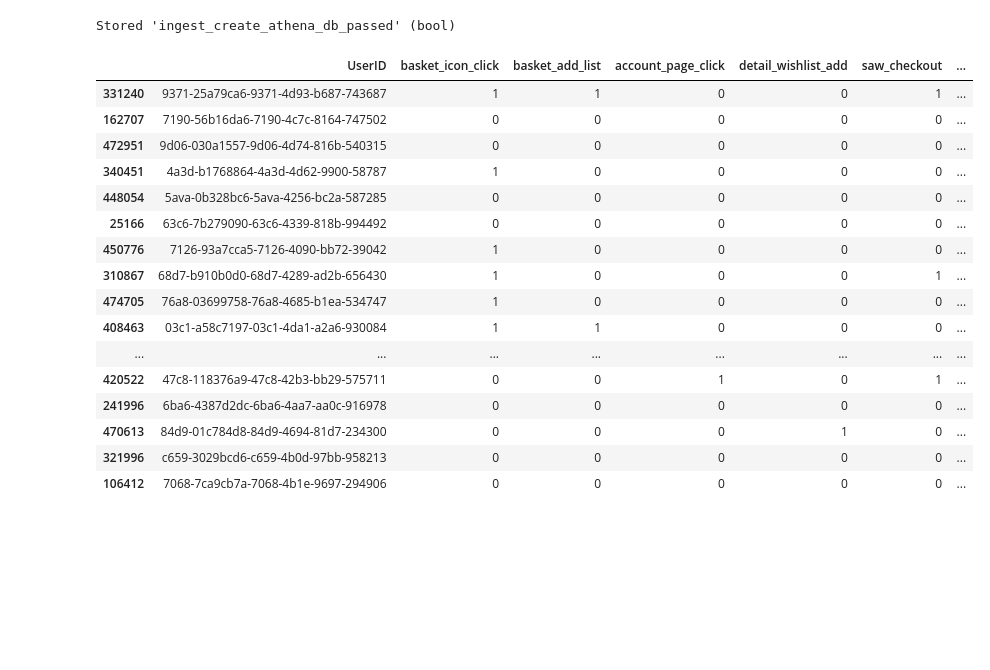
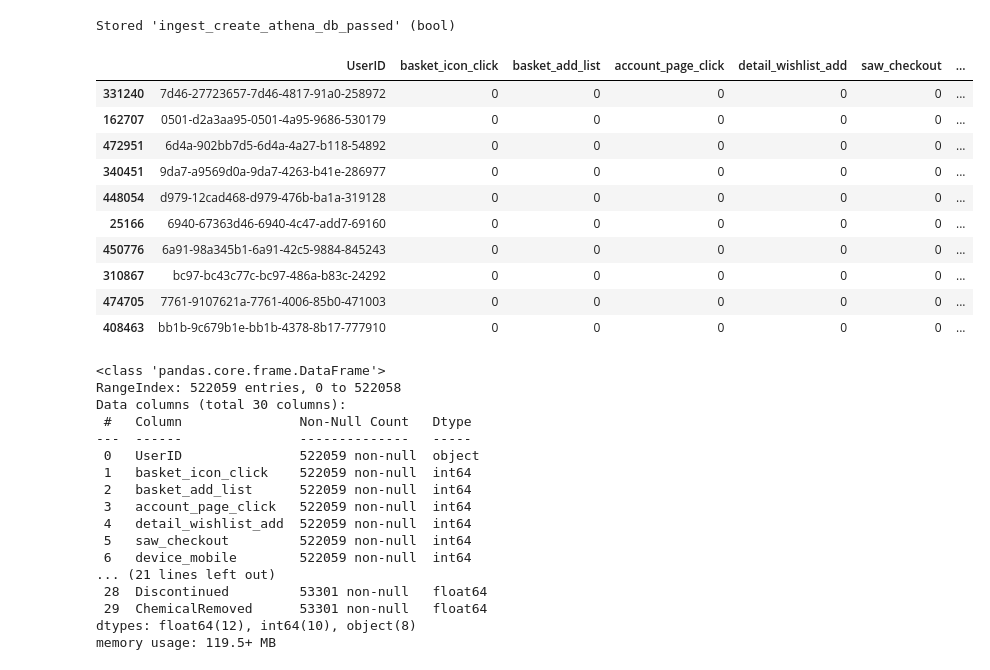
Before and after one commit to samantharivas/sc-cosmetics, a Jupyter notebook: SC-Cosmetics.ipynb, the cells around one changed output. Cells and saved outputs as stored; diff of their text form; code cells hidden in the pictures; blank space fills up the shorter version.

```diff
--- a/SC-Cosmetics.ipynb
+++ b/SC-Cosmetics.ipynb
@@ -413,16 +448,13 @@ query = """
                cu.device_tablet,
                cu.returning_user,
                cu.ordered,
-               cu.product_id,
                c.*,
-               ccc.BrandName,
                ccc.PrimaryCategory,
                ccc.SubCategory,
                ccc.ChemicalName,
                ccc.ChemicalCount,
                ccc.Discontinued,
-               ccc.ChemicalRemoved,
-               ccc.brand_id
+               ccc.ChemicalRemoved
         FROM sc_cosmetics.customer cu
         LEFT JOIN sc_cosmetics.cosmetics c ON cu.product_id = c.product_id
         LEFT JOIN sc_cosmetics.skin_products ccc ON c.brand_id = ccc.brand_id;
@@ -430,22 +462,36 @@ query = """
 # %%
 sc_df = pd.read_sql(query, conn)
 # %%
-sc_df.sample(n=25, random_state=42)
+sc_df.sample(n=10, random_state=42)
 # %% [output]
 |  | UserID | basket_icon_click | basket_add_list | account_page_click | detail_wishlist_add | saw_checkout | ... |
-| 331240 | 9371-25a79ca6-9371-4d93-b687-743687 | 1 | 1 | 0 | 0 | 1 | ... |
-| 162707 | 7190-56b16da6-7190-4c7c-8164-747502 | 0 | 0 | 0 | 0 | 0 | ... |
-| 472951 | 9d06-030a1557-9d06-4d74-816b-540315 | 0 | 0 | 0 | 0 | 0 | ... |
-| 340451 | 4a3d-b1768864-4a3d-4d62-9900-58787 | 1 | 0 | 0 | 0 | 0 | ... |
-| 448054 | 5ava-0b328bc6-5ava-4256-bc2a-587285 | 0 | 0 | 0 | 0 | 0 | ... |
-| 25166 | 63c6-7b279090-63c6-4339-818b-994492 | 0 | 0 | 0 | 0 | 0 | ... |
-| 450776 | 7126-93a7cca5-7126-4090-bb72-39042 | 1 | 0 | 0 | 0 | 0 | ... |
-| 310867 | 68d7-b910b0d0-68d7-4289-ad2b-656430 | 1 | 0 | 0 | 0 | 1 | ... |
-| 474705 | 76a8-03699758-76a8-4685-b1ea-534747 | 1 | 0 | 0 | 0 | 0 | ... |
-| 408463 | 03c1-a58c7197-03c1-4da1-a2a6-930084 | 1 | 1 | 0 | 0 | 0 | ... |
-| ... | ... | ... | ... | ... | ... | ... | ... |
-| 420522 | 47c8-118376a9-47c8-42b3-bb29-575711 | 0 | 0 | 1 | 0 | 1 | ... |
-| 241996 | 6ba6-4387d2dc-6ba6-4aa7-aa0c-916978 | 0 | 0 | 0 | 0 | 0 | ... |
-| 470613 | 84d9-01c784d8-84d9-4694-81d7-234300 | 0 | 0 | 0 | 1 | 0 | ... |
-| 321996 | c659-3029bcd6-c659-4b0d-97bb-958213 | 0 | 0 | 0 | 0 | 0 | ... |
-| 106412 | 7068-7ca9cb7a-7068-4b1e-9697-294906 | 0 | 0 | 0 | 0 | 0 | ... |
+| 331240 | 7d46-27723657-7d46-4817-91a0-258972 | 0 | 0 | 0 | 0 | 0 | ... |
+| 162707 | 0501-d2a3aa95-0501-4a95-9686-530179 | 0 | 0 | 0 | 0 | 0 | ... |
+| 472951 | 6d4a-902bb7d5-6d4a-4a27-b118-54892 | 0 | 0 | 0 | 0 | 0 | ... |
+| 340451 | 9da7-a9569d0a-9da7-4263-b41e-286977 | 0 | 0 | 0 | 0 | 0 | ... |
+| 448054 | d979-12cad468-d979-476b-ba1a-319128 | 0 | 0 | 0 | 0 | 0 | ... |
+| 25166 | 6940-67363d46-6940-4c47-add7-69160 | 0 | 0 | 0 | 0 | 0 | ... |
+| 450776 | 6a91-98a345b1-6a91-42c5-9884-845243 | 0 | 0 | 0 | 0 | 0 | ... |
+| 310867 | bc97-bc43c77c-bc97-486a-b83c-24292 | 0 | 0 | 0 | 0 | 0 | ... |
+| 474705 | 7761-9107621a-7761-4006-85b0-471003 | 0 | 0 | 0 | 0 | 0 | ... |
+| 408463 | bb1b-9c679b1e-bb1b-4378-8b17-777910 | 0 | 0 | 0 | 0 | 0 | ... |
+# %%
+sc_df.info()
+# %% [output]
+<class 'pandas.core.frame.DataFrame'>
+RangeIndex: 522059 entries, 0 to 522058
+Data columns (total 30 columns):
+ #   Column               Non-Null Count   Dtype
+---  ------               --------------   -----
+ 0   UserID               522059 non-null  object
+ 1   basket_icon_click    522059 non-null  int64
+ 2   basket_add_list      522059 non-null  int64
+ 3   account_page_click   522059 non-null  int64
+ 4   detail_wishlist_add  522059 non-null  int64
+ 5   saw_checkout         522059 non-null  int64
+ 6   device_mobile        522059 non-null  int64
+... (21 lines left out)
+ 28  Discontinued         53301 non-null   float64
+ 29  ChemicalRemoved      53301 non-null   float64
+dtypes: float64(12), int64(10), object(8)
+memory usage: 119.5+ MB
```
Also changed, not shown: parts of 39 cells of this notebook.
